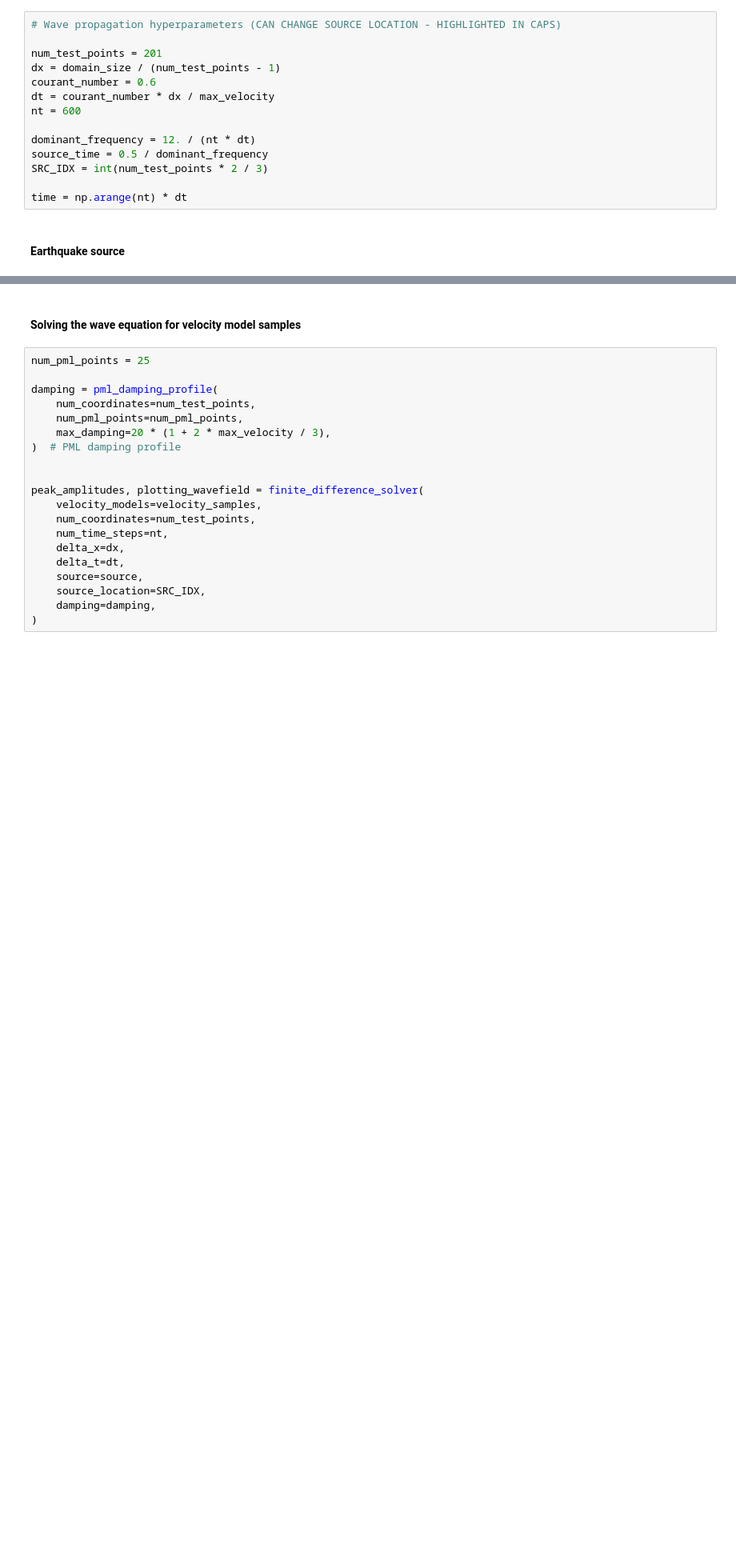
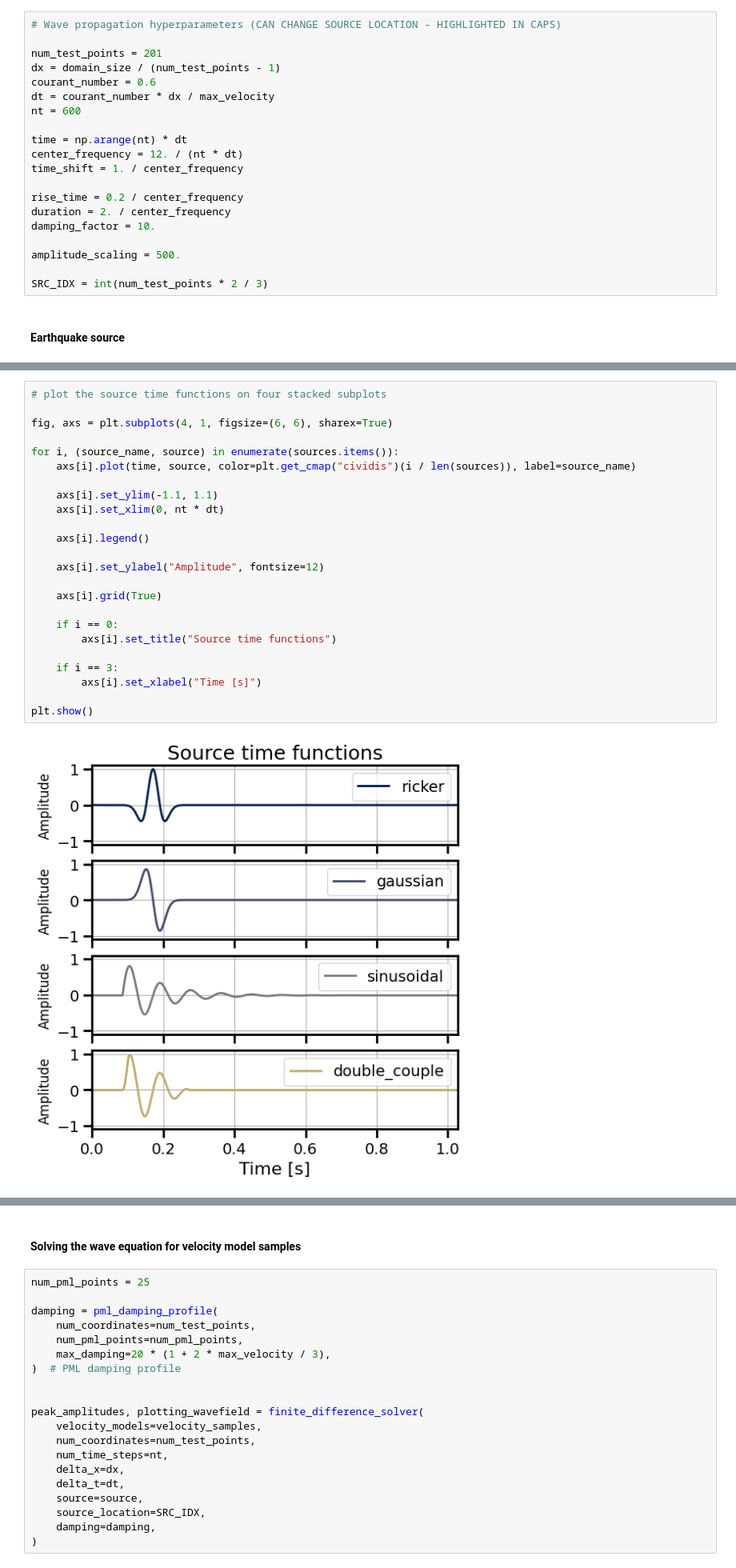
Before and after one commit to sscivier/intelligent-earth-cdt-earthquakes-gp, a Jupyter notebook: workbook.ipynb, the cells around one changed output, grey strips where cells are left out. Shown: that part at 80% size. Cells and saved outputs as stored; diff of their text form; blank space fills up the shorter version.

```diff
--- a/workbook.ipynb
+++ b/workbook.ipynb
@@ -351,10 +352,16 @@ courant_number = 0.6
 dt = courant_number * dx / max_velocity
 nt = 600
 
-dominant_frequency = 12. / (nt * dt)
-source_time = 0.5 / dominant_frequency
+time = np.arange(nt) * dt
+center_frequency = 12. / (nt * dt)
+time_shift = 1. / center_frequency
+
+rise_time = 0.2 / center_frequency
+duration = 2. / center_frequency
+damping_factor = 10.
+
+amplitude_scaling = 500.
+
 SRC_IDX = int(num_test_points * 2 / 3)
-
-time = np.arange(nt) * dt
 # %% [markdown]
 #### Earthquake source
@@ -398,0 +375,26 @@ plt.show()
+# %%
+# plot the source time functions on four stacked subplots
+
+fig, axs = plt.subplots(4, 1, figsize=(6, 6), sharex=True)
+
+for i, (source_name, source) in enumerate(sources.items()):
+    axs[i].plot(time, source, color=plt.get_cmap("cividis")(i / len(sources)), label=source_name)
+
+    axs[i].set_ylim(-1.1, 1.1)
+    axs[i].set_xlim(0, nt * dt)
+
+    axs[i].legend()
+
+    axs[i].set_ylabel("Amplitude", fontsize=12)
+
+    axs[i].grid(True)
+
+    if i == 0:
+        axs[i].set_title("Source time functions")
+
+    if i == 3:
+        axs[i].set_xlabel("Time [s]")
+
+plt.show()
+# %% [output]
+[figure, added]
```
Also changed, not shown: parts of 7 cells of this notebook, 1 other file.
